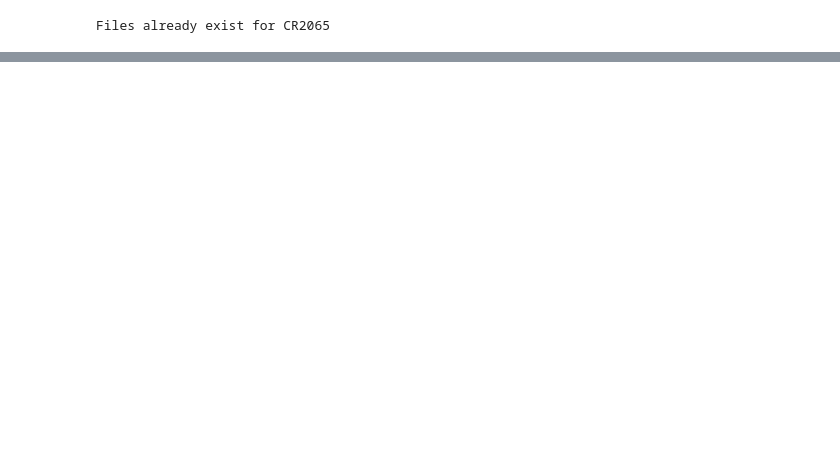
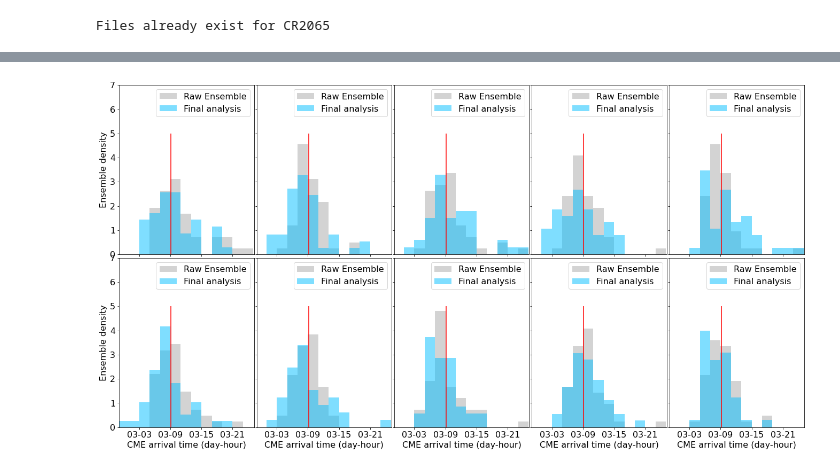
Before and after one commit to LukeBarnard/SIR_HUXt, a Jupyter notebook: code/SIR_HUXt.ipynb, the cells around one changed output, grey strips where cells are left out. Cells and saved outputs as stored; diff of their text form; code cells hidden in the pictures; blank space fills up the shorter version.

Commit message:
Changed observer long and added some plotting routines

```diff
--- a/code/SIR_HUXt.ipynb
+++ b/code/SIR_HUXt.ipynb
@@ -18,7 +18,7 @@ import HUXt as H
 
 spice = StereoSpice()
 # %%
-def setup_huxt(start_time, wind='uniform'):
+def setup_huxt(start_time, uniform_wind=True):
     """
     Initialise HUXt with some predetermined boundary/initial conditions
     start_time should be astropy.Time object.
@@ -29,7 +29,7 @@ def setup_huxt(start_time, wind='uniform'):
 
     # Set up HUXt for a 5 day simulation with homogenous inner boundary.
     vr_in, br_in = H.Hin.get_MAS_long_profile(cr_num, ert.lat.to(u.deg))
-    if wind == 'uniform':
+    if uniform_wind:
         vr_in = np.zeros(vr_in.shape) + 400*vr_in.unit
 
     model = H.HUXt(v_boundary=vr_in, cr_num=cr_num, cr_lon_init=ert.lon_c, latitude=ert.lat.to(u.deg),
@@ -270,7 +270,7 @@ def update_ensemble_conecmes(cme_params):
 # Start up HUXt at a specified time.
 np.random.seed(192938)
 n_ensemble = 50
-obs_lon = -30*u.deg
+obs_lon = -60*u.deg
 
 start_time = Time('2008-01-01T00:00:00')
 model = setup_huxt(start_time)
@@ -287,16 +287,20 @@ cme_truth = model.cmes[0]
 truth_profile = compute_t_e_profile(obs_lon, cme_truth)
 
 # Compute estimate of observations (with some noise included)
-for kkk in range(5):
+for kkk in range(10):
 
     obs_profile = compute_observed_cme_profile(obs_lon, cme_truth)
-    filename = "SIR_HUXt_analysis_test_iter_{:02d}.hdf5".format(kkk)
+    if obs_lon.value < 0:
+        obs_lon_out = np.int(np.fix(obs_lon.value + 360.0))
+
+    filename = "SIR_HUXt_analysis_obs_{:03d}_nens_{:03d}_iter_{:02d}.hdf5".format(obs_lon_out, n_ensemble, kkk)
 
     out_file = h5py.File(filename, 'w')
     out_file.create_dataset('obs_lon', data=obs_lon.value)
     out_file.create_dataset('n_ensemble', data=n_ensemble)
     out_file.create_dataset('truth_profile', data=truth_profile.values)
     out_file.create_dataset('obs_profile', data=obs_profile.values)
+    out_file.create_dataset('truth_arrival', data=cme_truth.earth_arrival_time.jd)
     out_file.flush()
 
     #Loop through the obs and do the SIR
@@ -349,6 +353,7 @@ for kkk in range(5):
         analysisgrp.create_dataset('ensemble_profiles', data=all_profiles.values)
         analysisgrp.create_dataset('likelihood', data=lkhd_arr)
         analysisgrp.create_dataset('weights', data=weights)
+        analysisgrp.create_dataset('arrival', data=arrival_arr)
         out_file.flush()
 
     out_file.close()
@@ -377,0 +362,74 @@ TypeError: Not a location id (invalid object ID)
+# %%
+fig, ax = plt.subplots(2, 5, figsize=(20,10))
+axr = ax.ravel()
+
+for i in range(10):
+    #filename = "SIR_HUXt_analysis_test_iter_{:02d}.hdf5".format(i)
+    filename = "SIR_HUXt_analysis_obs_300_nens_050_iter_{:02d}.hdf5".format(i)
+    out_file = h5py.File(filename, 'r')
+
+    analysis_keys = []
+    for k in out_file.keys():
+        if k.split("_")[0] =='analysis':
+            analysis_keys.append(k)
+
+
+    at_0 = out_file[analysis_keys[0] + "/arrival"][()]
+    w_0 = out_file[analysis_keys[0] + "/arrival"][()]
+    at_0[at_0==1721059.5] = np.NaN
+    id_good = np.isfinite(at_0)
+    at_0 = at_0[id_good]
+    w_0 = w_0[id_good]
+    at_0 = pd.Series(Time(at_0, format='jd').datetime)
+
+    at_end = out_file[analysis_keys[-1] + "/arrival"][()]
+    w_end = out_file[analysis_keys[-1] + "/arrival"][()]
+    at_end[at_end==1721059.5] = np.NaN
+    id_good = np.isfinite(at_end)
+    at_end = at_end[id_good]
+    w_end = w_end[id_good]
+    at_end = pd.Series(Time(at_end, format='jd').datetime)
+
+
+    t_arr_true = Time(out_file["truth_arrival"][()], format='jd').datetime
+
+    t_lo = pd.Series(t_arr_true).min() - pd.Timedelta("10H")
+    t_hi = pd.Series(t_arr_true).min() + pd.Timedelta("16H")
+    bins = pd.date_range(t_lo.round('H'), t_hi.round('H'), freq="2H")
+
+    axr[i].hist(at_0, bins, density=True, color='lightgrey', label='Raw Ensemble', alpha=1.0)
+
+    axr[i].hist(at_end, bins, weights=w_end, density=True, color='deepskyblue', alpha=0.5, label='Final analysis')
+
+    # Load in the true CME arrival.
+    axr[i].vlines(t_arr_true, 0, 5, colors='r')
+
+    axr[i].set_ylim(0, 7)
+    axr[i].set_xlim(t_lo,t_hi)
+    hours = mpl.dates.HourLocator(interval=6)   # every hour
+    hours_fmt = mpl.dates.DateFormatter('%d-%H')
+
+    # format the ticks
+    axr[i].xaxis.set_major_locator(hours)
+    axr[i].xaxis.set_major_formatter(hours_fmt)
+
+    axr[i].legend()
+    #fig.savefig('sir_kde_test_n50_{}.png'.format(tag))
+    out_file.close()
+
+for a in ax[0,:]:
+    a.set_xticklabels([])
+
+for a in ax[:,1:].ravel():
+    a.set_yticklabels([])
+
+for a in ax[:,0]:
+    a.set_ylabel('Ensemble density')
+
+for a in ax[1,:]:
+    a.set_xlabel('CME arrival time (day-hour)')
+
+fig.subplots_adjust(left=0.1, bottom=0.1, right=0.99, top=0.99, wspace=0.02, hspace=0.02)
+fig.savefig('fig1_v2.png')
+# %% [output]
+[figure, added]
```
Also changed, not shown: parts of 5 cells of this notebook, 1 other file.
